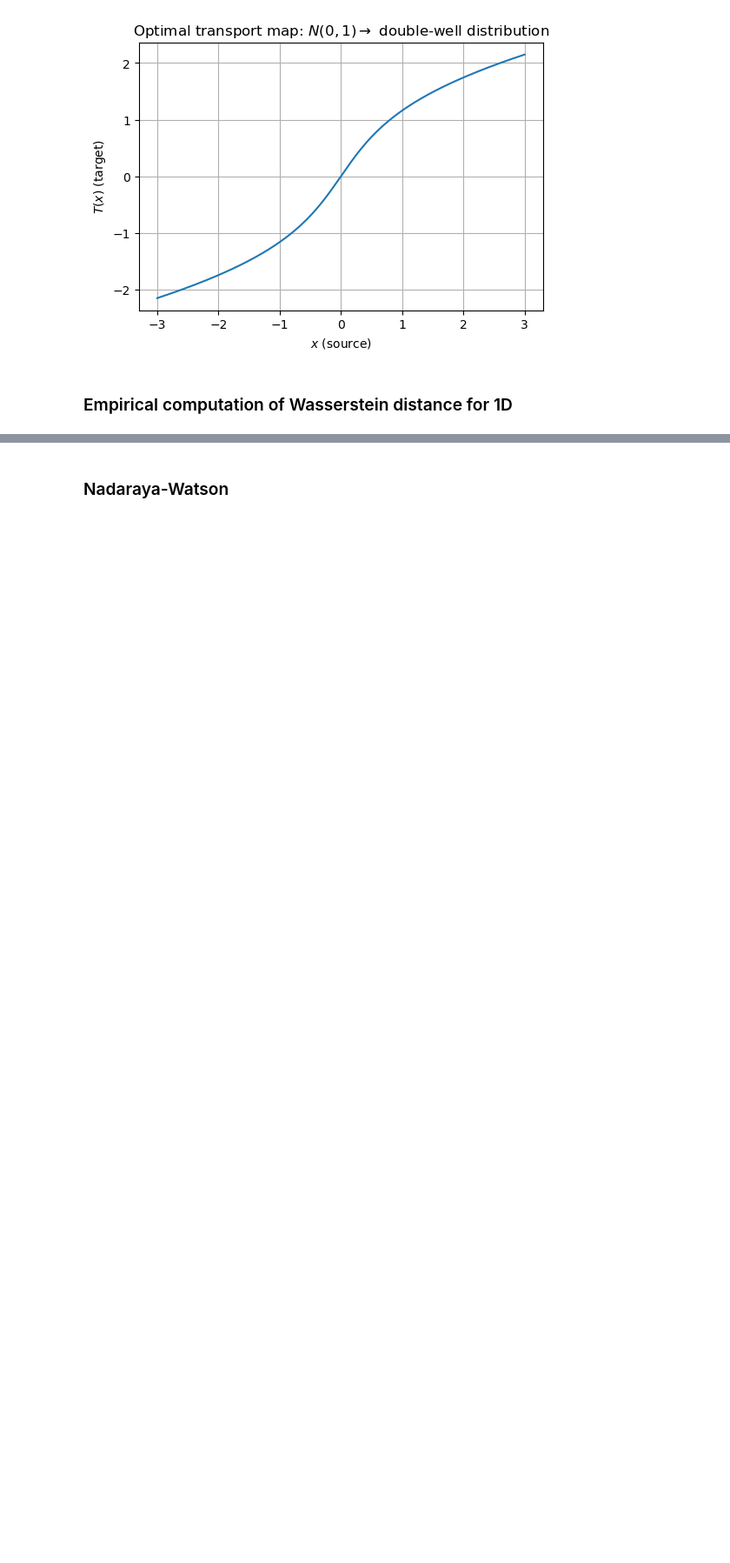
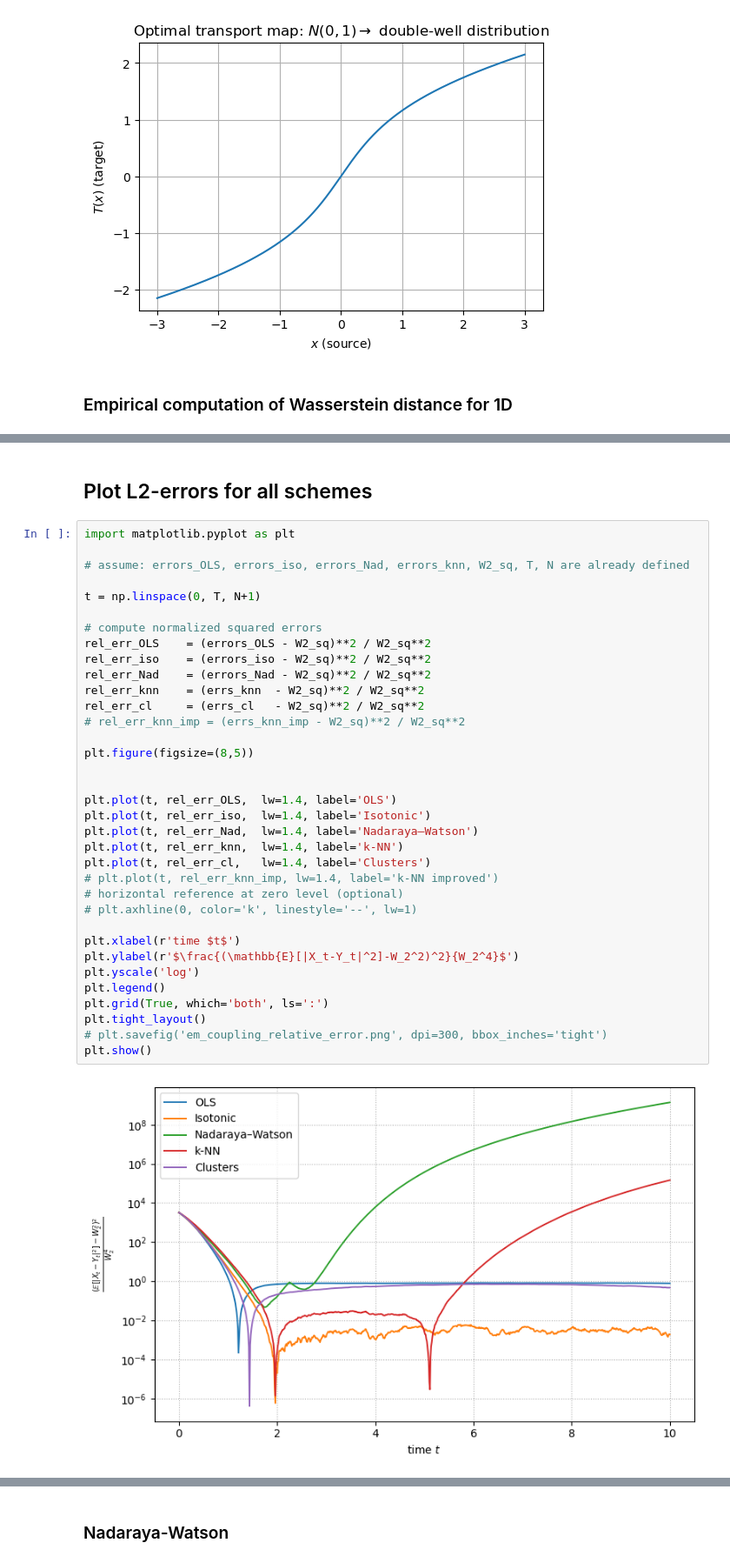
Before and after one commit to klekar11/Langevin_OT, a Jupyter notebook: animations/animate_gaussian1D.ipynb, the cells around one changed output, grey strips where cells are left out. Shown: that part at 87% size. Drawn from its saved outputs; the diff is of its cells as text; blank space fills up the shorter version.

```diff
--- a/animations/animate_gaussian1D.ipynb
+++ b/animations/animate_gaussian1D.ipynb
@@ -283,0 +188,39 @@ Step 499: [0. 0. 0.]
+# %% [markdown]
+## Plot L2-errors for all schemes
+# %%
+import matplotlib.pyplot as plt
+
+# assume: errors_OLS, errors_iso, errors_Nad, errors_knn, W2_sq, T, N are already defined
+
+t = np.linspace(0, T, N+1)
+
+# compute normalized squared errors
+rel_err_OLS    = (errors_OLS - W2_sq)**2 / W2_sq**2
+rel_err_iso    = (errors_iso - W2_sq)**2 / W2_sq**2
+rel_err_Nad    = (errors_Nad - W2_sq)**2 / W2_sq**2
+rel_err_knn    = (errs_knn  - W2_sq)**2 / W2_sq**2
+rel_err_cl     = (errs_cl   - W2_sq)**2 / W2_sq**2
+# rel_err_knn_imp = (errs_knn_imp - W2_sq)**2 / W2_sq**2
+
+plt.figure(figsize=(8,5))
+
+
+plt.plot(t, rel_err_OLS,  lw=1.4, label='OLS')
+plt.plot(t, rel_err_iso,  lw=1.4, label='Isotonic')
+plt.plot(t, rel_err_Nad,  lw=1.4, label='Nadaraya–Watson')
+plt.plot(t, rel_err_knn,  lw=1.4, label='k-NN')
+plt.plot(t, rel_err_cl,   lw=1.4, label='Clusters')
+# plt.plot(t, rel_err_knn_imp, lw=1.4, label='k-NN improved')
+# horizontal reference at zero level (optional)
+# plt.axhline(0, color='k', linestyle='--', lw=1)
+
+plt.xlabel(r'time $t$')
+plt.ylabel(r'$\frac{(\mathbb{E}[|X_t-Y_t|^2]-W_2^2)^2}{W_2^4}$')
+plt.yscale('log')
+plt.legend()
+plt.grid(True, which='both', ls=':')
+plt.tight_layout()
+# plt.savefig('em_coupling_relative_error.png', dpi=300, bbox_inches='tight')
+plt.show()
+# %% [output]
+[figure, added]
```
Also changed, not shown: parts of 11 cells of this notebook, 24 other files.
